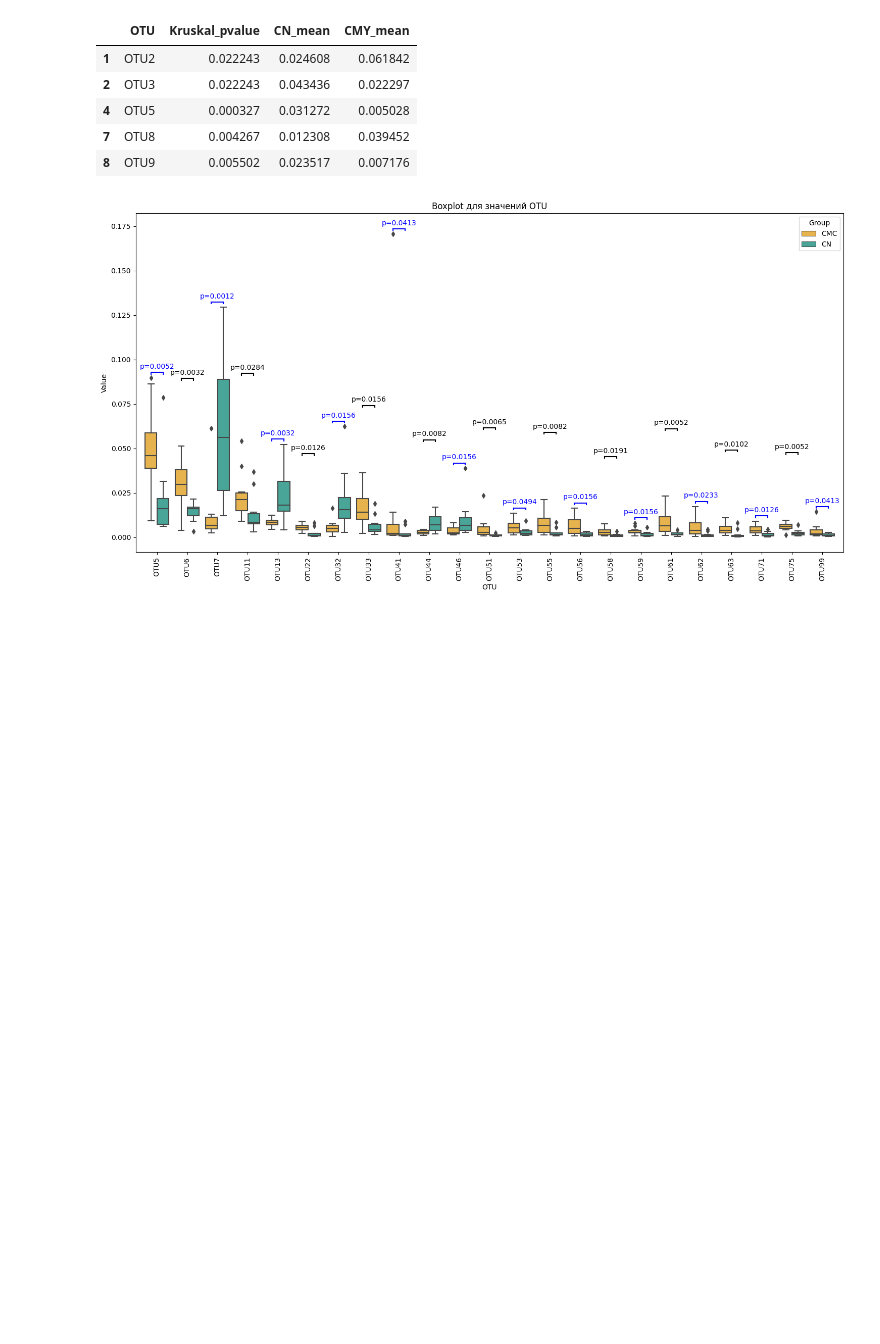
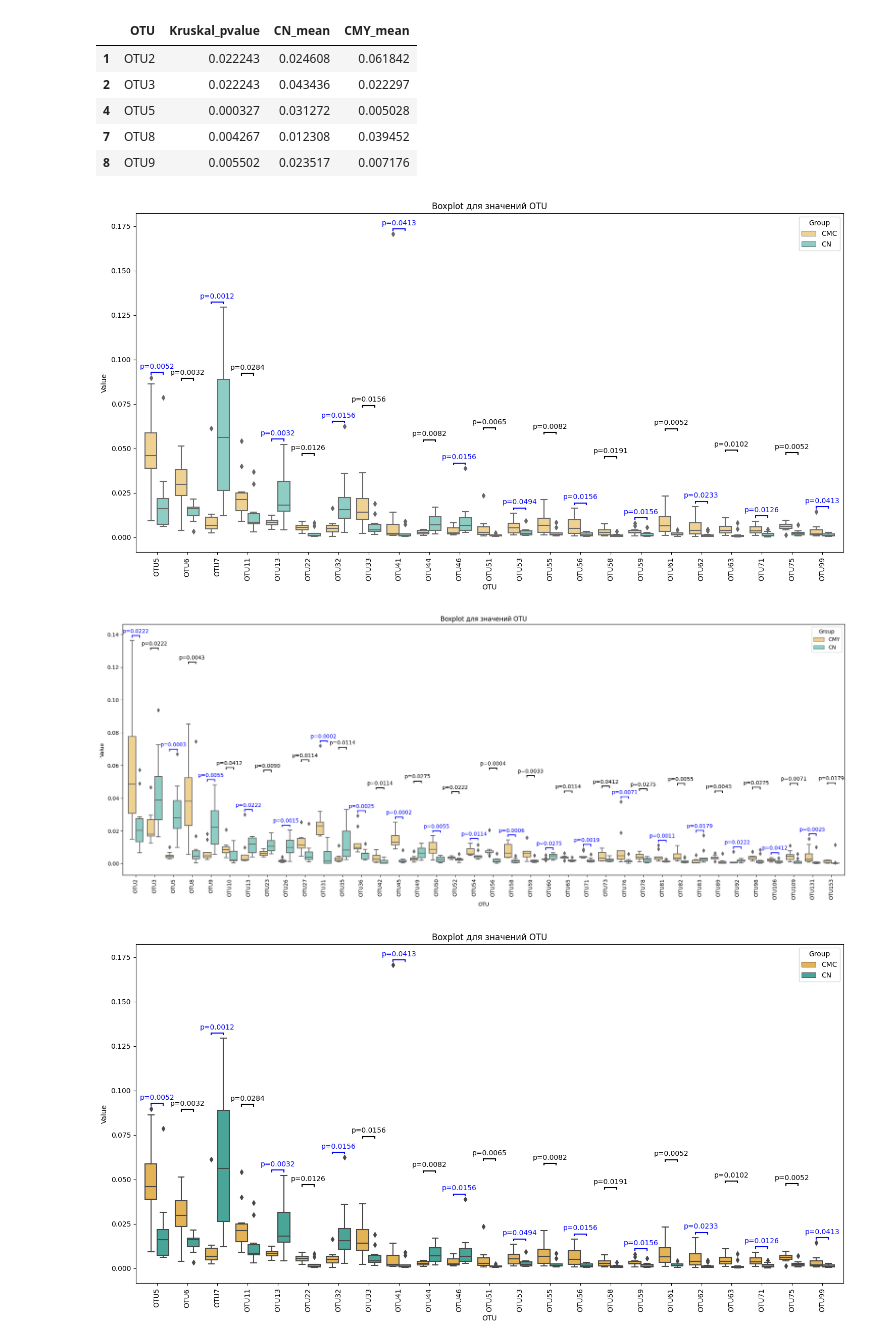
Before and after one commit to 100ika/rats27.07, a Jupyter notebook: OTU27.07.ipynb, the cells around one changed output. Saved outputs shown, nothing was run; the diff lists cells and outputs as text; code cells hidden in the pictures; blank space fills up the shorter version.

```diff
--- a/OTU27.07.ipynb
+++ b/OTU27.07.ipynb
@@ -257,6 +257,78 @@ def preparing_data(started_df, transposed_df):
 
 merged_deleted_cmc_rel_dropped = preparing_data(df_cmc, less_zero_five_transposed_cmc)
 merged_deleted_cmy_rel_dropped = preparing_data(df_cmy, less_zero_five_transposed_cmy)
+# %%
+import seaborn as sns
+import matplotlib.pyplot as plt
+import numpy as np
+
+def relative_abundance_boxplot(df_dropped, transpose_df, df_group):
+    # Преобразуем данные в длинный формат с помощью функции melt в pandas
+    data_melt = df_dropped.melt(id_vars='Group', var_name='OTU', value_name='Value')
+
+    my_palette = {'CN': '#83d7ca', 'CMC': '#fed883', 'CMY': '#fed883'}
+    # Фильтруем данные только для групп CN и CMC
+    data_melt = data_melt[data_melt['Group'].isin(['CN', df_group])]
+
+    # Создаем boxplot
+    if df_group == "CMY":
+        plt.figure(figsize=(20, 8))
+    else:
+        plt.figure(figsize=(15, 8))
+
+    ax = sns.boxplot(data=data_melt, x='OTU', y='Value', hue='Group', palette=my_palette)
+
+    # Получаем значения p-value
+    p_values = transpose_df.loc['Kruskal_pvalue'].to_dict()
+
+    # Находим максимальное значение y для каждого OTU
+    y_max_values = data_melt.groupby('OTU')['Value'].max()
+
+    # Выводим значения p-value и линии для групп 'CN' и 'CMC'
+    for i, otu in enumerate(data_melt['OTU'].unique()):
+        p_value = p_values.get(otu, np.nan)
+        y_max = y_max_values[otu]
+        if i % 2==0:
+            height = 0.003
+            ax.annotate(f'p={p_value:.4f}', xy=(i, y_max + height), xytext=(0, 3),
+                    textcoords="offset points", ha='center', va='bottom', fontsize=10, color = 'blue')
+        else:
+            height = 0.038
+            ax.annotate(f'p={p_value:.4f}', xy=(i, y_max + height), xytext=(0, 3),
+                    textcoords="offset points", ha='center', va='bottom', fontsize=10)
+
+        # Добавляем вертикальные линии
+        x1 = i - 0.2
+        x2 = i + 0.2
+
+        line_width = 1.5
+        y_line = y_max + height  # Y-координата горизонтальной линии
+        if i % 2==0:
+            line_color = 'blue'
+            ax.plot([x1, x1], [y_max+.002, y_line], color=line_color, lw=line_width)
+            ax.plot([x2, x2], [y_max+.002, y_line], color=line_color, lw=line_width)
+            ax.plot([x1, x2], [y_line, y_line], color=line_color, lw=line_width)  # Горизонтальная линия
+        else:
+            line_color = 'black'
+            ax.plot([x1, x1], [y_max+.037, y_line], color=line_color, lw=line_width)
+            ax.plot([x2, x2], [y_max+.037, y_line], color=line_color, lw=line_width)
+            ax.plot([x1, x2], [y_line, y_line], color=line_color, lw=line_width)  # Горизонтальная линия
+
+    # Показываем график
+    plt.title('Boxplot для значений OTU')
+    plt.xticks(rotation=90)
+    plt.tight_layout()
+    # if df_group == "CMY":
+    #     plt.savefig('figures/realtive_ab/seaborn_boxplot_cmy.pdf', bbox_inches = 'tight')
+    # else:
+    #     plt.savefig('figures/realtive_ab/seaborn_boxplot_cmc.pdf', bbox_inches = 'tight')
+    plt.show()
+
+relative_abundance_boxplot(merged_deleted_cmc_rel_dropped, less_zero_five_transposed_cmc, 'CMC')
+relative_abundance_boxplot(merged_deleted_cmy_rel_dropped, less_zero_five_transposed_cmy, 'CMY')
+# %% [output]
+[figure, added]
+[figure, added]
 # %%
 import seaborn as sns
 import matplotlib.pyplot as plt
```
Also changed, not shown: parts of 1 cell of this notebook.
